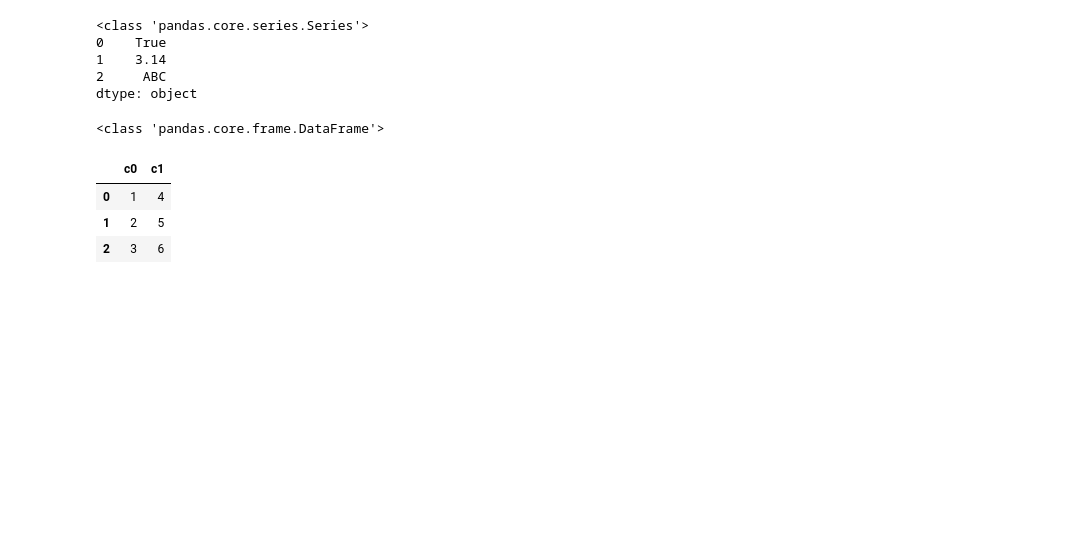
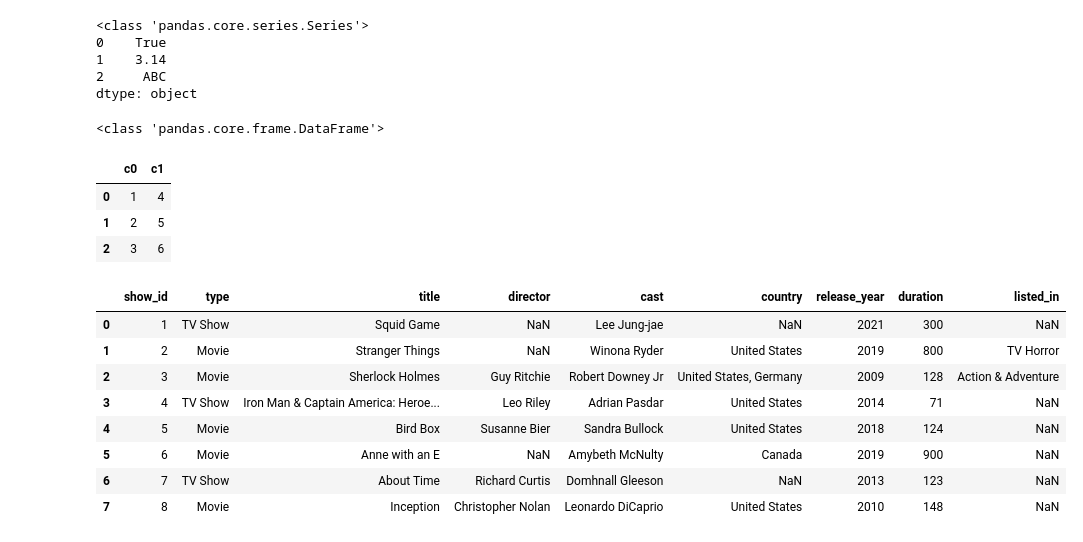
Before and after one commit to yj4976s-cpu/AI_26, a Jupyter notebook: 판다스_공부.ipynb, the cells around one changed output. Drawn from its saved outputs; the diff is of its cells as text; code cells hidden in the pictures; blank space fills up the shorter version.

Commit message:
pandas 공부 완료

```diff
--- a/판다스_공부.ipynb
+++ b/판다스_공부.ipynb
@@ -30,3 +30,34 @@ df
 | 0 | 1 | 4 |
 | 1 | 2 | 5 |
 | 2 | 3 | 6 |
+# %%
+import pandas as pd
+import numpy as np
+
+# 딕셔너리에 넷플릭스 데이터 할당하기
+# 'show_id' 열과 'type' 열만 적어보세요!
+dict_netflix = {
+    'show_id':[1, 2, 3, 4, 5, 6, 7, 8],
+    'type':['TV Show', 'Movie', 'Movie', 'TV Show', 'Movie', 'Movie', 'TV Show', 'Movie'],
+    'title':['Squid Game', 'Stranger Things', 'Sherlock Holmes', 'Iron Man & Captain America: Heroes United', 'Bird Box', 'Anne with an E', 'About Time','Inception'],
+    'director':[np.nan, np.nan, 'Guy Ritchie', 'Leo Riley', 'Susanne Bier', np.nan, 'Richard Curtis', 'Christopher Nolan'],
+    'cast':['Lee Jung-jae', 'Winona Ryder', 'Robert Downey Jr', 'Adrian Pasdar', 'Sandra Bullock','Amybeth McNulty', 'Domhnall Gleeson', 'Leonardo DiCaprio'],
+    'country':[np.nan, 'United States', 'United States, Germany', 'United States', 'United States', 'Canada', np.nan, 'United States'],
+    'release_year':[2021, 2019, 2009, 2014, 2018, 2019, 2013, 2010],
+    'duration':[300, 800, 128, 71, 124, 900, 123, 148],
+    'listed_in':[np.nan, 'TV Horror', 'Action & Adventure', np.nan, np.nan, np.nan,np.nan, np.nan]}
+
+# 딕셔너리로 데이터프레임 생성하기
+netflix = pd.DataFrame(dict_netflix)
+
+netflix
+# %% [output]
+|  | show_id | type | title | director | cast | country | release_year | duration | listed_in |
+| 0 | 1 | TV Show | Squid Game | NaN | Lee Jung-jae | NaN | 2021 | 300 | NaN |
+| 1 | 2 | Movie | Stranger Things | NaN | Winona Ryder | United States | 2019 | 800 | TV Horror |
+| 2 | 3 | Movie | Sherlock Holmes | Guy Ritchie | Robert Downey Jr | United States, Germany | 2009 | 128 | Action & Adventure |
+| 3 | 4 | TV Show | Iron Man & Captain America: Heroe... | Leo Riley | Adrian Pasdar | United States | 2014 | 71 | NaN |
+| 4 | 5 | Movie | Bird Box | Susanne Bier | Sandra Bullock | United States | 2018 | 124 | NaN |
+| 5 | 6 | Movie | Anne with an E | NaN | Amybeth McNulty | Canada | 2019 | 900 | NaN |
+| 6 | 7 | TV Show | About Time | Richard Curtis | Domhnall Gleeson | NaN | 2013 | 123 | NaN |
+| 7 | 8 | Movie | Inception | Christopher Nolan | Leonardo DiCaprio | United States | 2010 | 148 | NaN |
```
Also changed, not shown: parts of 57 cells of this notebook.
